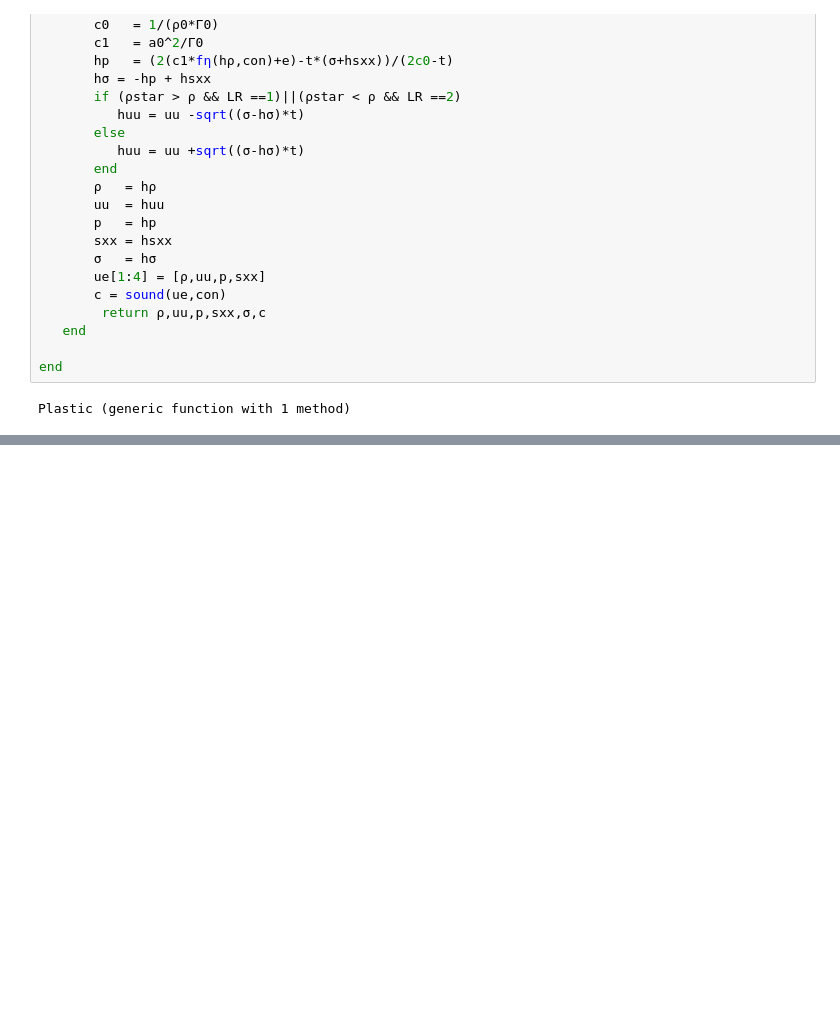
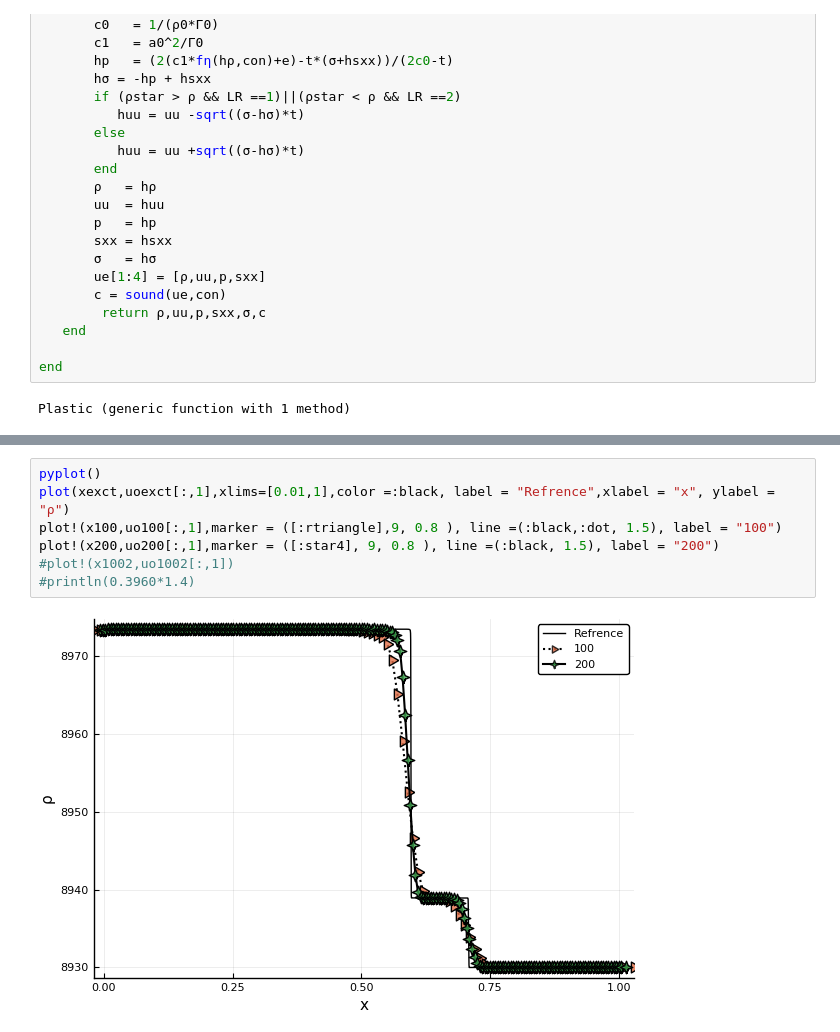
Before and after one commit to bfly123/julia_Lagrangian, a Jupyter notebook: Lagrangian_1d-2materials.ipynb, the cells around one changed output, grey strips where cells are left out. Saved outputs shown, nothing was run; the diff lists cells and outputs as text; blank space fills up the shorter version.

```diff
--- a/Lagrangian_1d-2materials.ipynb
+++ b/Lagrangian_1d-2materials.ipynb
@@ -1640,0 +1516,9 @@ plot!(x2,uo2[:,3],marker=4)
+# %%
+pyplot()
+plot(xexct,uoexct[:,1],xlims=[0.01,1],color =:black, label = "Refrence",xlabel = "x", ylabel = "ρ")
+plot!(x100,uo100[:,1],marker = ([:rtriangle],9, 0.8 ), line =(:black,:dot, 1.5), label = "100")
+plot!(x200,uo200[:,1],marker = ([:star4], 9, 0.8 ), line =(:black, 1.5), label = "200")
+#plot!(x1002,uo1002[:,1])
+#println(0.3960*1.4)
+# %% [output]
+[figure, added]
```
Also changed, not shown: parts of 60 cells of this notebook.
